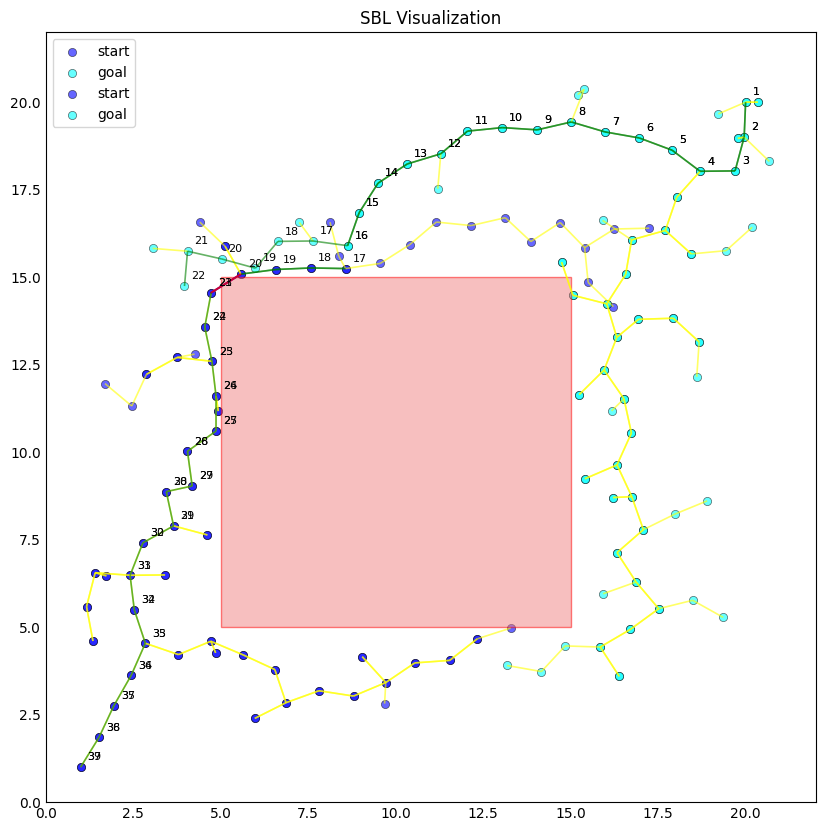
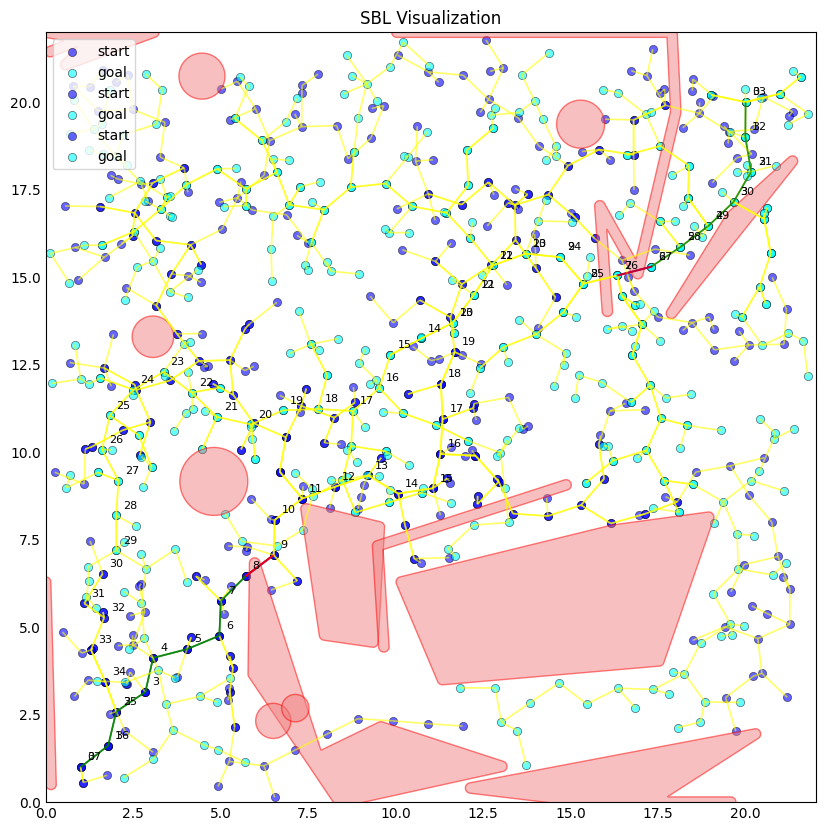
Unified diff of the notebook cell whose output changed from the first chart to the second:
--- before
+++ after
@@ -3,11 +3,9 @@
 T_start, T_goal, path = planner.plan_path(START, GOAL, ax, checkpoint_path=str(CHECKPOINT_PATH))
 
-# Draw environment obstacles
-if hasattr(checker, "scene"):
-    draw.draw_obstacles(ax, checker.scene)
+draw.draw_obstacles(ax, benchmark.collisionChecker.scene)
 
 ax.set_title("SBL Visualization")
-ax.set_xlim(0, 22)
-ax.set_ylim(0, 22)
+ax.set_xlim(*SCENE_LIMITS[0])
+ax.set_ylim(*SCENE_LIMITS[1])
 ax.tick_params(axis="both", which="both", length=0)
 ax.set_aspect("equal", adjustable="box")

Commit: random scene benchmark